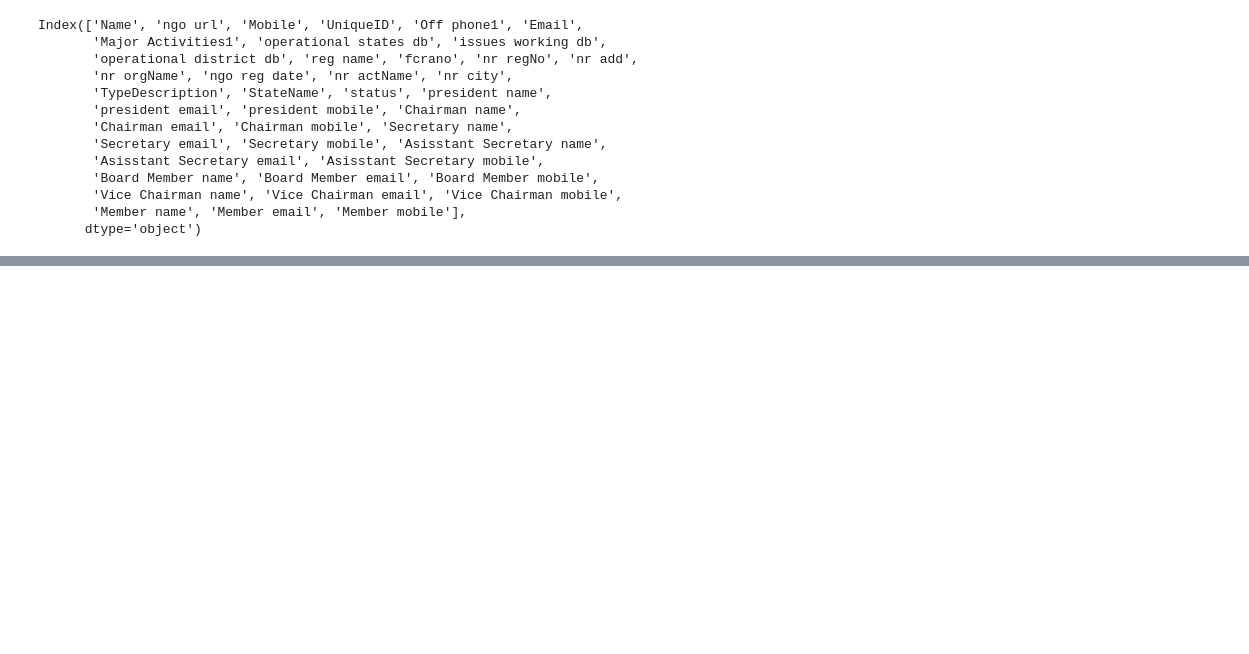
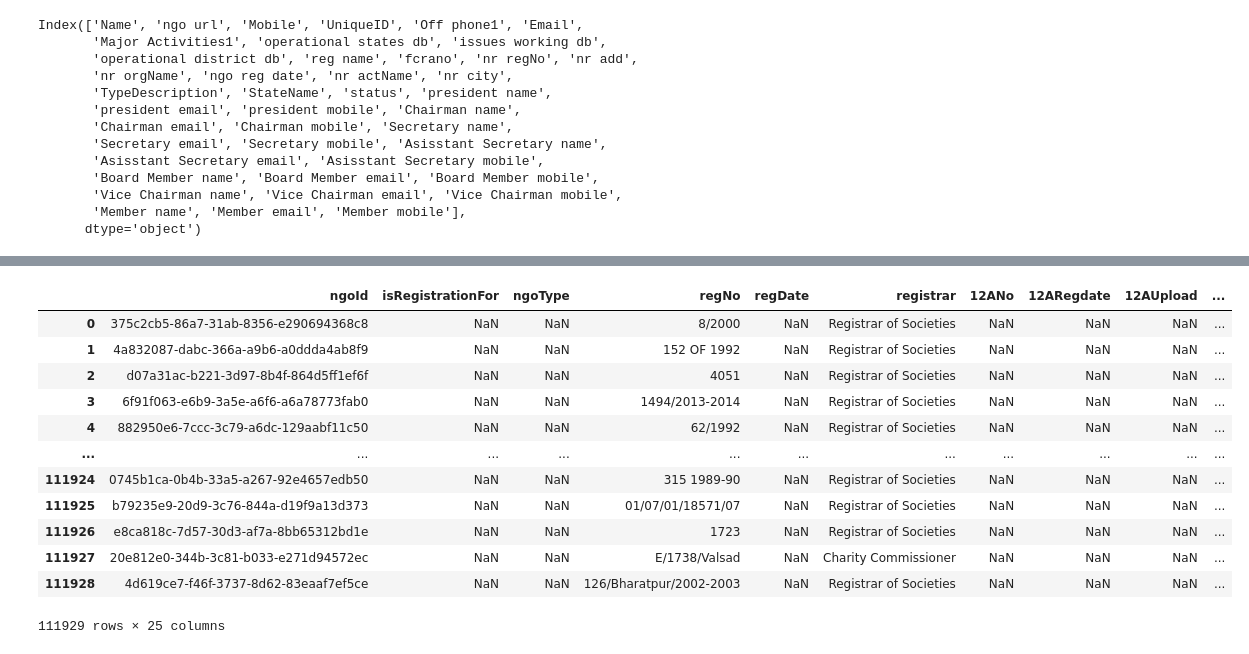
Before and after one commit to DaanMatch/Codebook, a Jupyter notebook: ds/darpan_yijun/toSchema.ipynb, the cells around one changed output, grey strips where cells are left out. Drawn from its saved outputs; the diff is of its cells as text; code cells hidden in the pictures; blank space fills up the shorter version.

```diff
--- a/ds/darpan_yijun/toSchema.ipynb
+++ b/ds/darpan_yijun/toSchema.ipynb
@@ -138,10 +134,14 @@ df['Major Activities1'][1334]
+# %%
+## Generate uuid3
+NgoContact["ngoId"] = [uuid.uuid3(uuid.NAMESPACE_URL, _) for _ in df["Name"]]
+NgoBackground["ngoId"] = [uuid.uuid3(uuid.NAMESPACE_URL, _) for _ in df["Name"]]
+NgoRegistration["ngoId"] = [uuid.uuid3(uuid.NAMESPACE_URL, _) for _ in df["Name"]]
 # %%
 # Use title case
-NgoContact["name"] = df["nr orgName"].str.title()
+NgoContact["ngoName"] = df["nr orgName"].str.title()
 
 # Website
 NgoContact['orgWebsite'] = df['ngo url']
-
 def validate_url(url):
     if pd.isna(url): # handle NaN values
         return False
@@ -153,4 +153,26 @@ NgoContact['websiteIsValid'] = NgoContact['orgWebsite'].apply(validate_url)
 
 # Remove special characters.
 NgoBackground["objectives"] = df["Major Activities1"].str.replace('[^A-Za-z0-9 .,!()-_{}\[\]?/;]', '', regex=True)
+
 NgoContact["type"] = df['TypeDescription']
+
+# Emails
+NgoContact['orgEmail'] = df['Email']
+NgoContact['chairmanEmail'] = df['Chairman email']
+NgoContact['viceChairmanEmail'] = df['Vice Chairman email']
+NgoContact['secretaryEmail'] = df['Secretary email']
+NgoContact['assistantSecretaryEmail'] = df['Asisstant Secretary email']
+
+# Names
+NgoContact['chairmanName'] = df['Chairman name']
+NgoContact['viceChairmanName'] = df['Vice Chairman name']
+NgoContact['secretaryName'] = df['Secretary name']
+NgoContact['assistantSecretaryName'] = df['Asisstant Secretary name']
+
+# Other information
+NgoRegistration['regNo'] = df['nr regNo']
+NgoRegistration['registrar'] = df['reg name']
+NgoRegistration['fCRANo'] = df['fcrano']
+NgoBackground['activeStatus'] = df['status']
+
+NgoContact["mailingAddress"] = df["nr add"]
@@ -156,0 +195,16 @@ NgoContact["type"] = df['TypeDescription']
+# %%
+NgoRegistration
+# %% [output]
+|  | ngoId | isRegistrationFor | ngoType | regNo | regDate | registrar | 12ANo | 12ARegdate | 12AUpload | ... |
+| 0 | 375c2cb5-86a7-31ab-8356-e290694368c8 | NaN | NaN | 8/2000 | NaN | Registrar of Societies | NaN | NaN | NaN | ... |
+| 1 | 4a832087-dabc-366a-a9b6-a0ddda4ab8f9 | NaN | NaN | 152 OF 1992 | NaN | Registrar of Societies | NaN | NaN | NaN | ... |
+| 2 | d07a31ac-b221-3d97-8b4f-864d5ff1ef6f | NaN | NaN | 4051 | NaN | Registrar of Societies | NaN | NaN | NaN | ... |
+| 3 | 6f91f063-e6b9-3a5e-a6f6-a6a78773fab0 | NaN | NaN | 1494/2013-2014 | NaN | Registrar of Societies | NaN | NaN | NaN | ... |
+| 4 | 882950e6-7ccc-3c79-a6dc-129aabf11c50 | NaN | NaN | 62/1992 | NaN | Registrar of Societies | NaN | NaN | NaN | ... |
+| ... | ... | ... | ... | ... | ... | ... | ... | ... | ... | ... |
+| 111924 | 0745b1ca-0b4b-33a5-a267-92e4657edb50 | NaN | NaN | 315 1989-90 | NaN | Registrar of Societies | NaN | NaN | NaN | ... |
+| 111925 | b79235e9-20d9-3c76-844a-d19f9a13d373 | NaN | NaN | 01/07/01/18571/07 | NaN | Registrar of Societies | NaN | NaN | NaN | ... |
+| 111926 | e8ca818c-7d57-30d3-af7a-8bb65312bd1e | NaN | NaN | 1723 | NaN | Registrar of Societies | NaN | NaN | NaN | ... |
+| 111927 | 20e812e0-344b-3c81-b033-e271d94572ec | NaN | NaN | E/1738/Valsad | NaN | Charity Commissioner | NaN | NaN | NaN | ... |
+| 111928 | 4d619ce7-f46f-3737-8d62-83eaaf7ef5ce | NaN | NaN | 126/Bharatpur/2002-2003 | NaN | Registrar of Societies | NaN | NaN | NaN | ... |
+111929 rows × 25 columns
```
Also changed, not shown: parts of 5 cells of this notebook.
